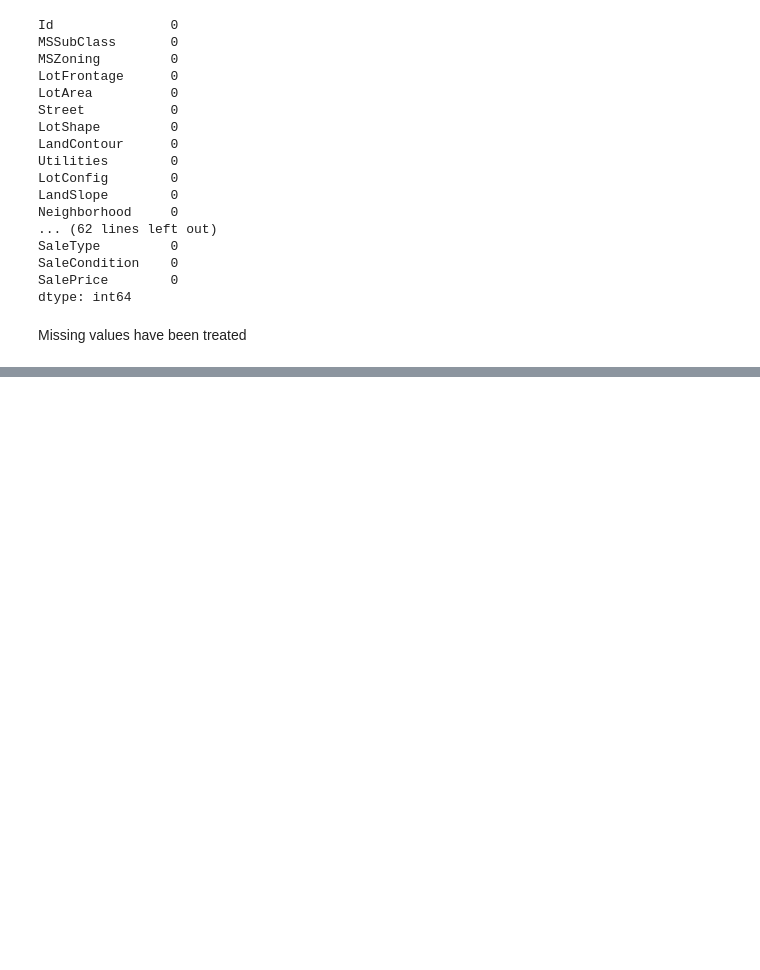
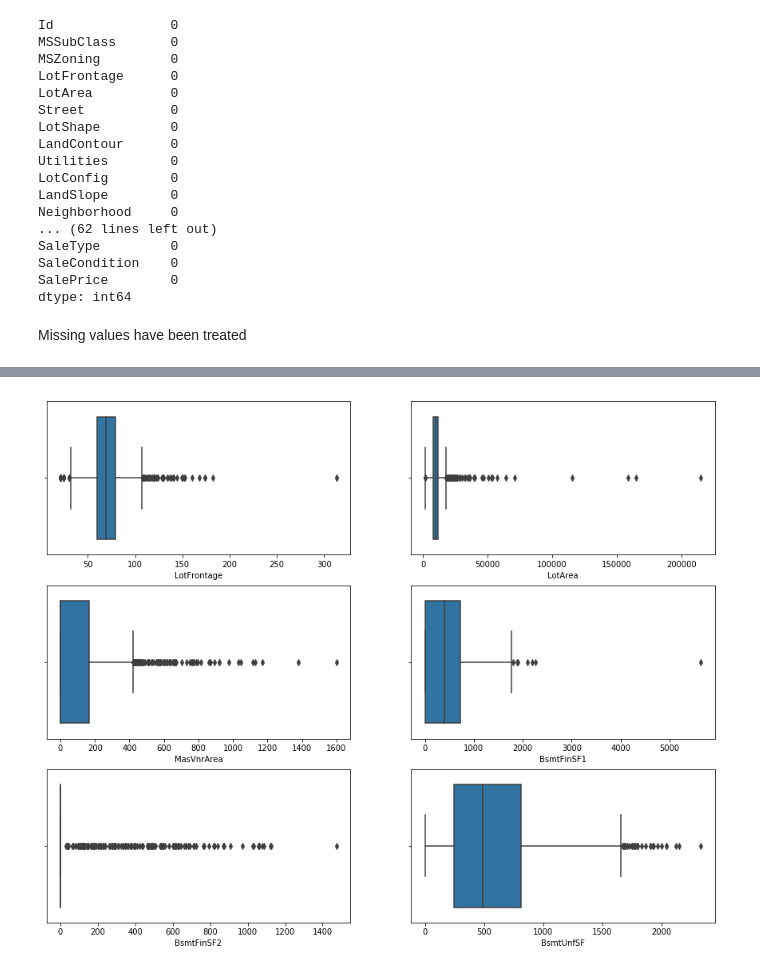
Before and after one commit to sasanka-sai/Surprise-Housing-Advanced-Regression, a Jupyter notebook: Surprise Housing - Price prediction.ipynb, the cells around one changed output, grey strips where cells are left out. Saved outputs shown, nothing was run; the diff lists cells and outputs as text; code cells hidden in the pictures; blank space fills up the shorter version.

```diff
--- a/Surprise Housing - Price prediction.ipynb
+++ b/Surprise Housing - Price prediction.ipynb
@@ -151,9 +151,9 @@ Ex     24
 Po     20
 Name: FireplaceQu, dtype: int64
 # %%
-# Replacing the missing values in "LotFrontage" with NA
+# Replacing the missing values in "LotFrontage" with median for now...... (NA in csv)
 
-df.loc[df.LotFrontage.isnull(), "LotFrontage"] = "NA"
+df.loc[df.LotFrontage.isnull(), "LotFrontage"] = df.LotFrontage.median()
 
-df.LotFrontage.value_counts()
+df.LotFrontage.isnull().sum()
 # %% [output]
@@ -265,0 +328,6 @@ Missing values have been treated
+# %%
+# Looking at OverallCond column
+
+df["OverallCond"] = df.OverallCond.map(mapper)
+
+df.OverallCond.value_counts()
@@ -265,0 +345,7 @@ Missing values have been treated
+# %%
+# Looking at CentralAir column
+# It has values N, Y indicating a binary column, we will map these values to 0, 1
+
+df["CentralAir"] = df.CentralAir.map({"N" : 0, "Y" : 1})
+
+df.CentralAir.value_counts()
@@ -265,0 +465,26 @@ Missing values have been treated
+# %%
+# Box plots for a few columns
+
+plt.figure(figsize=(15, 12))
+
+plt.subplot(3, 2, 1)
+sns.boxplot(df.LotFrontage)
+
+plt.subplot(3, 2, 2)
+sns.boxplot(df.LotArea)
+
+plt.subplot(3, 2, 3)
+sns.boxplot(df.MasVnrArea)
+
+plt.subplot(3, 2, 4)
+sns.boxplot(df.BsmtFinSF1)
+
+plt.subplot(3, 2, 5)
+sns.boxplot(df.BsmtFinSF2)
+
+plt.subplot(3, 2, 6)
+sns.boxplot(df.BsmtUnfSF)
+
+plt.show()
+# %% [output]
+[figure, added]
```
Also changed, not shown: parts of 25 cells of this notebook.
